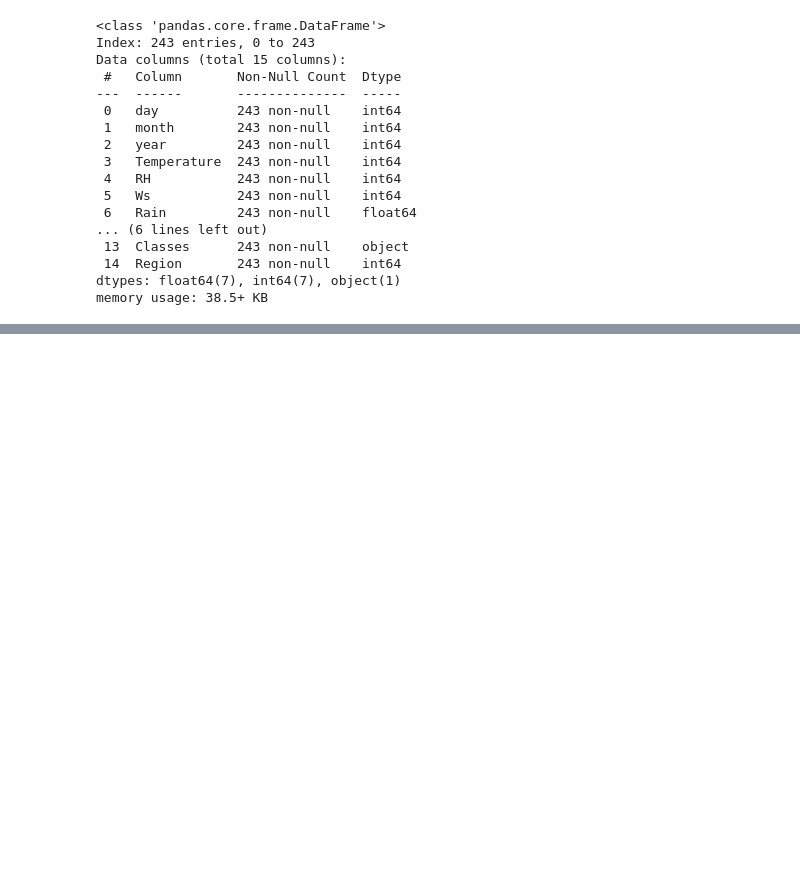
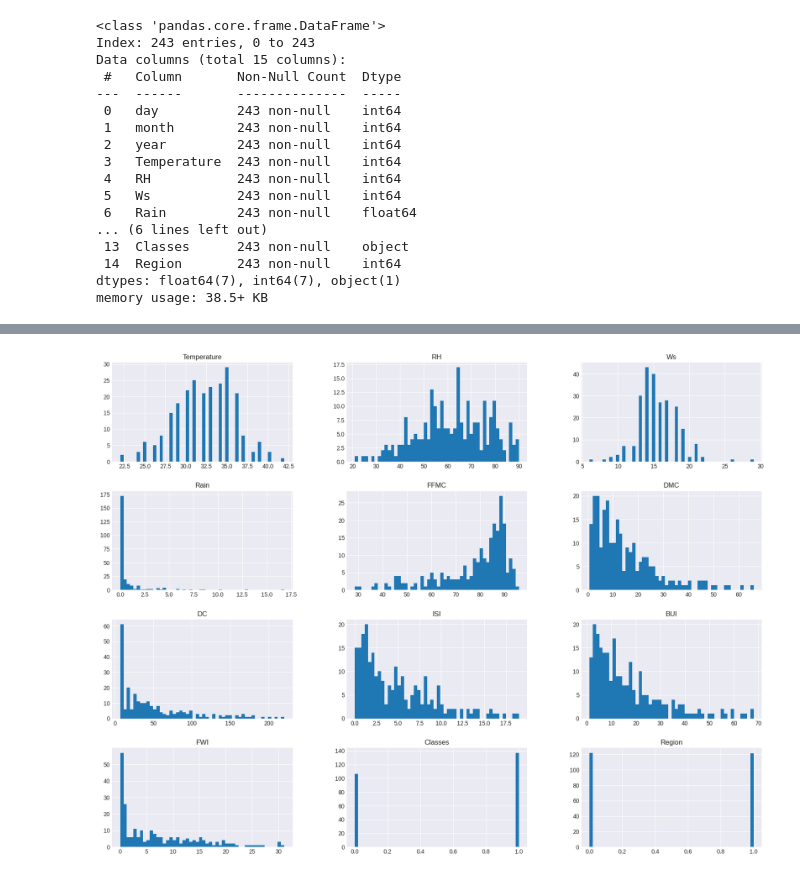
Before and after one commit to tarupathak30/machine_learning_algorithms, a Jupyter notebook: RidgeAndLassoRegression/EDA&FeatureEngineering.ipynb, the cells around one changed output, grey strips where cells are left out. Saved outputs shown, nothing was run; the diff lists cells and outputs as text; code cells hidden in the pictures; blank space fills up the shorter version.

```diff
--- a/RidgeAndLassoRegression/EDA&FeatureEngineering.ipynb
+++ b/RidgeAndLassoRegression/EDA&FeatureEngineering.ipynb
@@ -224,0 +227,2 @@ dataset.to_csv('Algerian_forest_fires_dataset_afterEDA.csv')
+# %%
+dataset_copy = dataset.drop(['day', 'month', 'year'], axis=1)
@@ -224,0 +259,3 @@ dataset.to_csv('Algerian_forest_fires_dataset_afterEDA.csv')
+# %%
+# encoding the categories in classes
+dataset_copy['Classes'] = dataset['Classes']
@@ -224,0 +276,10 @@ dataset.to_csv('Algerian_forest_fires_dataset_afterEDA.csv')
+# %%
+# encoding the categories in classes
+dataset_copy['Classes']=np.where(dataset_copy['Classes'].str.contains('not fire'), 0, 1)
+# %%
+# plot density plot for all features
+plt.style.use('seaborn-v0_8-dark')
+dataset_copy.hist(bins=50, figsize=(20, 15))
+plt.show()
+# %% [output]
+[figure, added]
```
Also changed, not shown: parts of 15 cells of this notebook.
